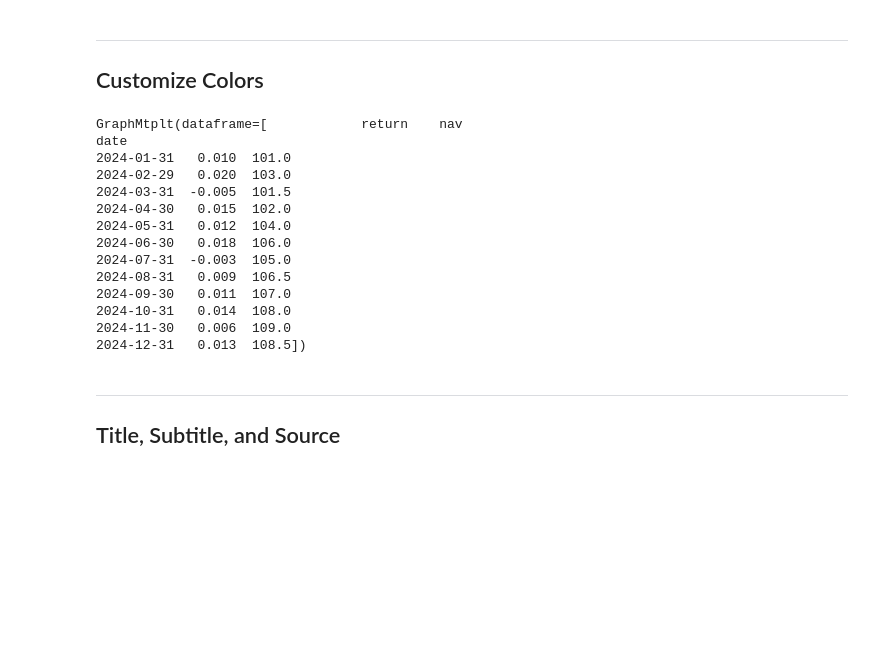
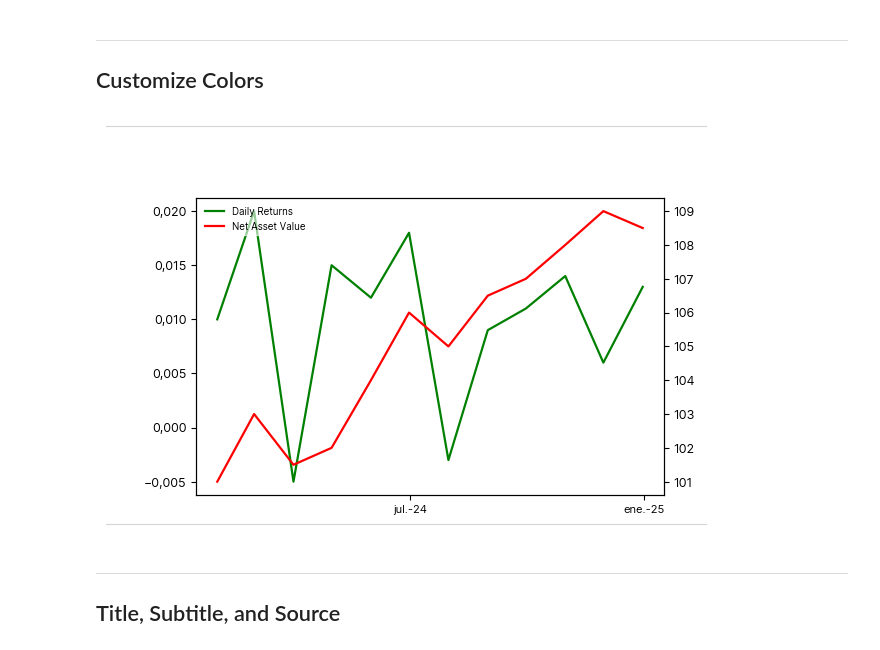
Before and after one commit to jc-ocampob/helpers_ps, a Jupyter notebook: docs/GraphMtplt/Line/graph.ipynb, the cells around one changed output. Saved outputs shown, nothing was run; the diff lists cells and outputs as text; code cells hidden in the pictures; blank space fills up the shorter version.

```diff
--- a/docs/GraphMtplt/Line/graph.ipynb
+++ b/docs/GraphMtplt/Line/graph.ipynb
@@ -98,26 +110,18 @@ g = (
 ---
 ## Customize Colors
 # %%
-g.graph_line(
-    tickers=["return"],
-    labels=["S&P 500"],
-    colors=["#004A9F"]
+g = (
+    hp.GraphMtplt(df)
+    .graph_line(
+        series=[
+            {"ticker":"nav", "label":"Net Asset Value", "axis_side":"right", "color":"red"},
+            {"ticker":"return", "label":"Daily Returns", "color":"green"}
+        ]
+    )
+    .add_legend()
 )
 # %% [output]
-GraphMtplt(dataframe=[            return    nav
-date
-2024-01-31   0.010  101.0
-2024-02-29   0.020  103.0
-2024-03-31  -0.005  101.5
-2024-04-30   0.015  102.0
-2024-05-31   0.012  104.0
-2024-06-30   0.018  106.0
-2024-07-31  -0.003  105.0
-2024-08-31   0.009  106.5
-2024-09-30   0.011  107.0
-2024-10-31   0.014  108.0
-2024-11-30   0.006  109.0
-2024-12-31   0.013  108.5])
+[figure, added]
 # %% [markdown]
 ---
 ## Title, Subtitle, and Source
```
Also changed, not shown: parts of 14 cells of this notebook, 3 other files.
